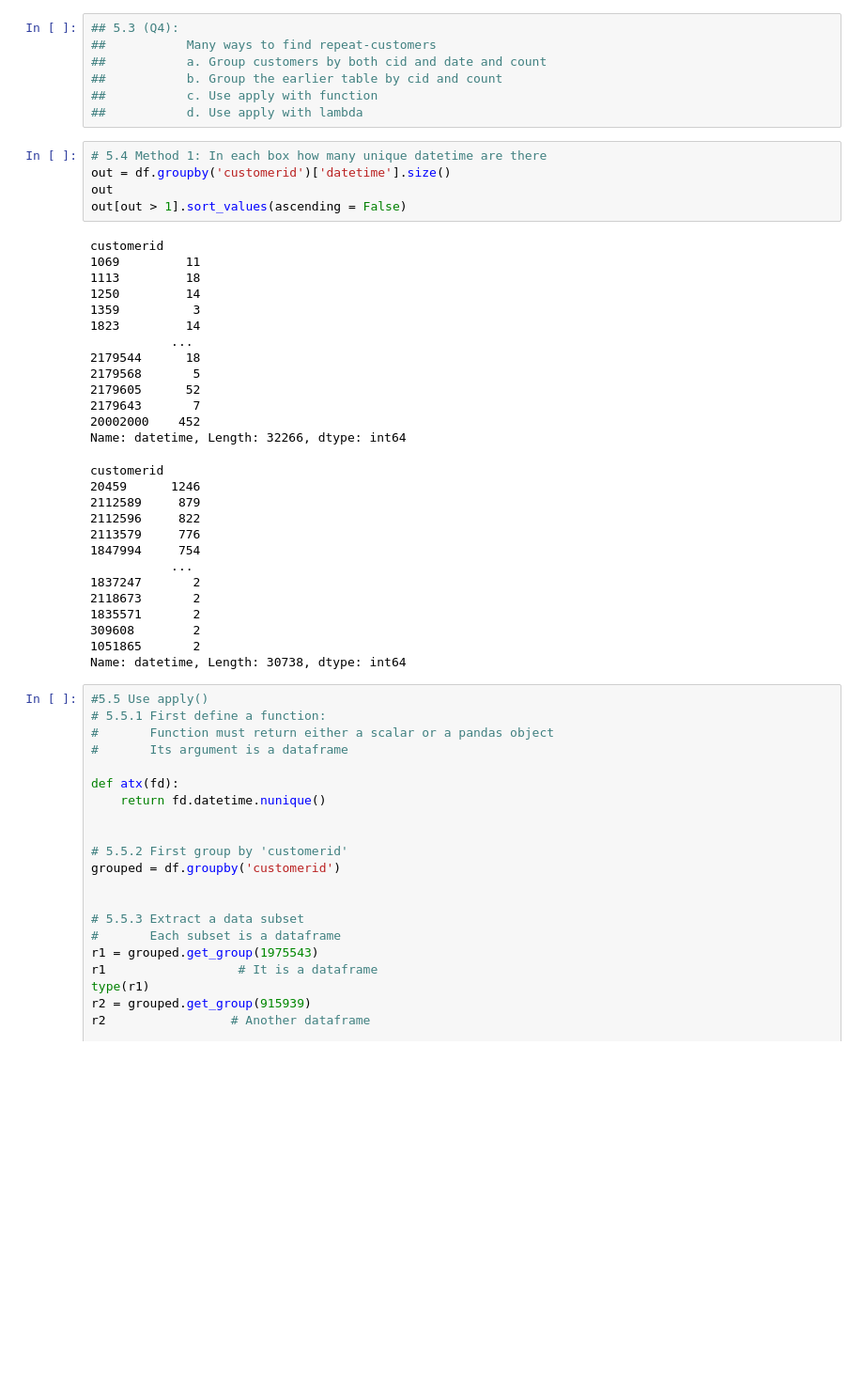
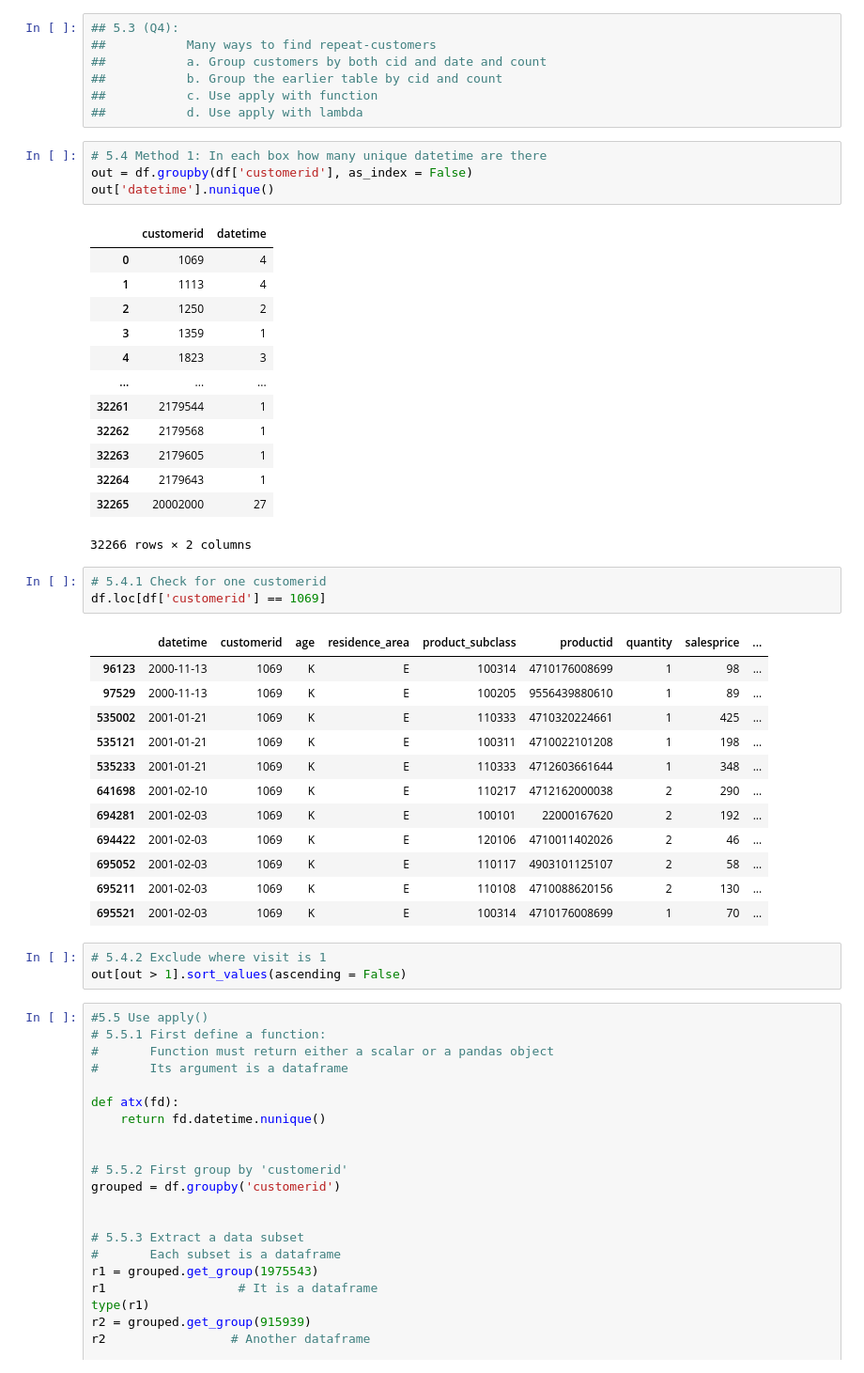
Before and after one commit to harnalashok/general, a Jupyter notebook: 1a_ta_feng_grocery_stores.ipynb, the cells around one changed output. Shown: that part at 94% size. Drawn from its saved outputs; the diff is of its cells as text; blank space fills up the shorter version.

```diff
--- a/1a_ta_feng_grocery_stores.ipynb
+++ b/1a_ta_feng_grocery_stores.ipynb
@@ -373,36 +373,41 @@ Discover Repeat customers: Find repeat customers
 ##           d. Use apply with lambda
 # %%
 # 5.4 Method 1: In each box how many unique datetime are there
-out = df.groupby('customerid')['datetime'].size()
-out
-out[out > 1].sort_values(ascending = False)
+out = df.groupby(df['customerid'], as_index = False)
+out['datetime'].nunique()
 # %% [output]
+|  | customerid | datetime |
+| 0 | 1069 | 4 |
+| 1 | 1113 | 4 |
+| 2 | 1250 | 2 |
+| 3 | 1359 | 1 |
+| 4 | 1823 | 3 |
+| ... | ... | ... |
+| 32261 | 2179544 | 1 |
+| 32262 | 2179568 | 1 |
+| 32263 | 2179605 | 1 |
+| 32264 | 2179643 | 1 |
+| 32265 | 20002000 | 27 |
-customerid
-1069         11
-1113         18
-1250         14
-1359          3
-1823         14
-           ...
-2179544      18
-2179568       5
-2179605      52
-2179643       7
-20002000    452
-Name: datetime, Length: 32266, dtype: int64
+32266 rows × 2 columns
-customerid
-20459      1246
-2112589     879
-2112596     822
-2113579     776
-1847994     754
-           ...
-1837247       2
-2118673       2
-1835571       2
-309608        2
-1051865       2
-Name: datetime, Length: 30738, dtype: int64
+# %%
+# 5.4.1 Check for one customerid
+df.loc[df['customerid'] == 1069]
+# %% [output]
+|  | datetime | customerid | age | residence_area | product_subclass | productid | quantity | salesprice | ... |
+| 96123 | 2000-11-13 | 1069 | K | E | 100314 | 4710176008699 | 1 | 98 | ... |
+| 97529 | 2000-11-13 | 1069 | K | E | 100205 | 9556439880610 | 1 | 89 | ... |
+| 535002 | 2001-01-21 | 1069 | K | E | 110333 | 4710320224661 | 1 | 425 | ... |
+| 535121 | 2001-01-21 | 1069 | K | E | 100311 | 4710022101208 | 1 | 198 | ... |
+| 535233 | 2001-01-21 | 1069 | K | E | 110333 | 4712603661644 | 1 | 348 | ... |
+| 641698 | 2001-02-10 | 1069 | K | E | 110217 | 4712162000038 | 2 | 290 | ... |
+| 694281 | 2001-02-03 | 1069 | K | E | 100101 | 22000167620 | 2 | 192 | ... |
+| 694422 | 2001-02-03 | 1069 | K | E | 120106 | 4710011402026 | 2 | 46 | ... |
+| 695052 | 2001-02-03 | 1069 | K | E | 110117 | 4903101125107 | 2 | 58 | ... |
+| 695211 | 2001-02-03 | 1069 | K | E | 110108 | 4710088620156 | 2 | 130 | ... |
+| 695521 | 2001-02-03 | 1069 | K | E | 100314 | 4710176008699 | 1 | 70 | ... |
+# %%
+# 5.4.2 Exclude where visit is 1
+out[out > 1].sort_values(ascending = False)
 # %%
 #5.5 Use apply()
 # 5.5.1 First define a function:
```
Also changed, not shown: parts of 17 cells of this notebook.
